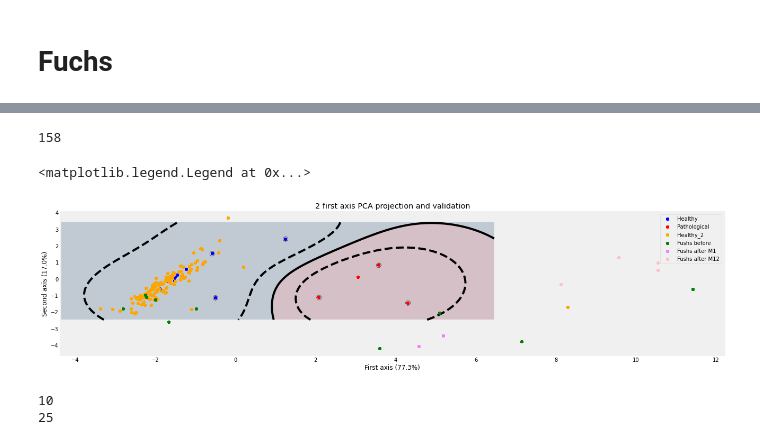
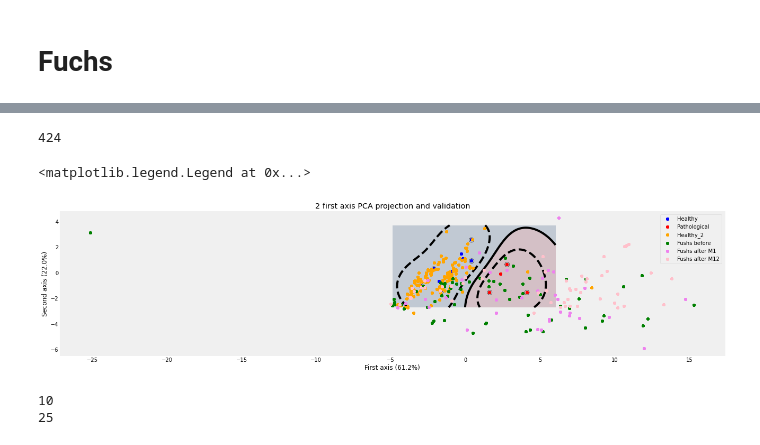
Before and after one commit to Coohrentiin/Quantification_of_corneal_surgery_antecedent, a Jupyter notebook: quatification_test.ipynb, the cells around one changed output, grey strips where cells are left out. Cells and saved outputs as stored; diff of their text form; code cells hidden in the pictures.

```diff
--- a/quatification_test.ipynb
+++ b/quatification_test.ipynb
@@ -507,7 +519,10 @@ def create_new_dataset(repository,healthy_value):
 	for f in files:
 		if(f[-3:]=="jpg"):
 			i+=1
-			im=image_OCT(os.path.join(repository, f))
+			try:
+				im=image_OCT(os.path.join(repository, f))
+			except:
+				print("Error with: "+f+" image #"+str(i))
 			try:
 				im.AutoTreatment()
 				im_Q=image_Quantification(im,plot=False,moving=moving,intensity_corr=intensity_corr)
@@ -518,12 +533,12 @@ def create_new_dataset(repository,healthy_value):
 				# print(i,":",healthy)
 				i_list.append(i)
 			except:
-				print("Error with: "+healthy+" image #"+str(i))
-
+				print("Error with: "+f+" image #"+str(i))
 	n=len(quantification)
 	print(n,"/",len(files)," files succesfully quantified")
 	data=pd.DataFrame(quantification,index=range(n))
 	return(data)
 
 data_2=create_new_dataset(repertory_healthy_2,healthy_value)
+data_2.to_pickle("./Dataset/data_set_healthy.pkl")
 # %% [output]
@@ -687,10 +716,9 @@ dtype: float64
 # %% [markdown]
 # Fuchs
 # %%
-repertory_fuchs=os.path.join(dirname, 'Data','Fuchs_remamed')
+repertory_fuchs=os.path.join(dirname, 'Data','Fuchs_2')
+# repertory_fuchs=os.path.join(dirname, 'Data','Fuchs_renammed')
 healthy_value=2 #fushs
 
-data_fushs=create_new_dataset(repertory_fuchs,healthy_value)
-data_fushs_detail=pd.read_pickle(os.path.join(repertory_fuchs,"data_renamed.pkl"))
-len(data_fushs)
+data_fuchs=create_new_dataset(repertory_fuchs,healthy_value)
 # %% [output]
@@ -709 +742,12 @@ Error with: 81232_VILMAE_OS.jpg image #31
+# %%
+# data_fuchs_detail=pd.read_pickle(os.path.join(repertory_fuchs,"data_renamed.pkl"))
+len(data_fuchs)
+
+month=np.ones(len(data_fuchs))*np.nan
+for i in range(len(data_fuchs)):
+    origin=data_fuchs["Origin"][i]
+    origin_split=origin.split("_")
+    month[i]=int(origin_split[2])
+data_fuchs=data_fuchs.assign(Month=month)
+data_fuchs.to_pickle("./Dataset/data_set_fuchs.pkl")
 # %%
@@ -726,10 +770,10 @@ data_fushs_detailed.head()
 # %%
 list_parameters=["PeakWidth","Sigma","DataCov","Mean","MSE","AreaRatio","Healthy","Origin"]
-total_data=[data_2[list_parameters],data_fushs_detailed[list_parameters+["month"]]]
+total_data=[data_2[list_parameters],data_fuchs[list_parameters+["Month"]]]
 total_data=pd.concat(total_data)
 print(len(total_data))
 # %% [output]
-158
+424
 # %%
 plt.figure(figsize=(20,5))
 #Learning data
@@ -763,39 +807,39 @@ y_predict_other=clf.predict(Z_other)
 ## SVM Plot
 x_min = Z[:, 0].min()-1*np.std(Z[:, 0])
 x_max = Z[:, 0].max()+1*np.std(Z[:, 0])
 y_min = Z[:, 1].min()-1*np.std(Z[:, 1])
 y_max = Z[:, 1].max()+1*np.std(Z[:, 1])
 XX, YY = np.mgrid[x_min:x_max:200j, y_min:y_max:200j]
 ZZ = clf.decision_function(np.c_[XX.ravel(), YY.ravel()])
 ZZ = ZZ.reshape(XX.shape)
 
 plt.scatter(clf.support_vectors_[:, 0],clf.support_vectors_[:, 1],s=80,facecolors="none",zorder=10,edgecolors="k")
 plt.pcolormesh(XX, YY, ZZ > 0, cmap="RdBu",alpha=0.2) #plt.cm.Paired
 plt.contour(XX,YY,ZZ,colors=["k", "k", "k"],linestyles=["--", "-", "--"],levels=[-0.5, 0, 0.5],linewidth=1)
 
 
 ## Data plot
 ### Learning dataset
 plt.scatter(X[data["Healthy"]==1],Y[data["Healthy"]==1],c="b",marker="+",label="Healthy",zorder=10)
 plt.scatter(X[data["Healthy"]==0],Y[data["Healthy"]==0],c="r",marker="+",label="Pathological",zorder=10)
 # plt.scatter(X,Y,c="orange",marker="+",label="Healthy validation TPratio: {:.2f}%".format(100*np.sum(y_predict_2)/len(y_predict_2)),zorder=10)
-bool_pre_op=(total_data["month"]==0)*(total_data["Healthy"]==2)
-bool_post_op_M1=(total_data["month"]==1)*(total_data["Healthy"]==2)
-bool_post_op_M3=(total_data["month"]==3)*(total_data["Healthy"]==2)
-bool_post_op_M6=(total_data["month"]==6)*(total_data["Healthy"]==2)
-bool_post_op_M12=(total_data["month"]==12)*(total_data["Healthy"]==2)
+bool_pre_op=(total_data["Month"]==0)*(total_data["Healthy"]==2)
+bool_post_op_M1=(total_data["Month"]==1)*(total_data["Healthy"]==2)
+bool_post_op_M3=(total_data["Month"]==3)*(total_data["Healthy"]==2)
+bool_post_op_M6=(total_data["Month"]==6)*(total_data["Healthy"]==2)
+bool_post_op_M12=(total_data["Month"]==12)*(total_data["Healthy"]==2)
 plt.scatter(X_other[total_data["Healthy"]==1],Y_other[total_data["Healthy"]==1],c="orange",marker="+",label="Healthy_2",zorder=10)
 plt.scatter(X_other[bool_pre_op],Y_other[bool_pre_op],c="green",marker="+",label="Fushs before",zorder=10)
 plt.scatter(X_other[bool_post_op_M1],Y_other[bool_post_op_M1],c="violet",marker="+",label="Fushs after M1",zorder=10)
 plt.scatter(X_other[bool_post_op_M12],Y_other[bool_post_op_M12],c="pink",marker="+",label="Fushs after M12",zorder=10)
 
 plt.title("2 first axis PCA projection and validation")
 plt.xlabel("First axis ({:.1f}%)".format(pca.explained_variance_ratio_[0]*100))
 plt.ylabel("Second axis ({:.1f}%)".format(pca.explained_variance_ratio_[1]*100))
 plt.legend()
 # %% [output]
 <matplotlib.legend.Legend at 0x...>
-[figure, old version]
+[figure, new version]
 # %%
 #X_other[
 B=total_data["month"]==0
```
Also changed, not shown: parts of 18 cells of this notebook, 9 other files.
